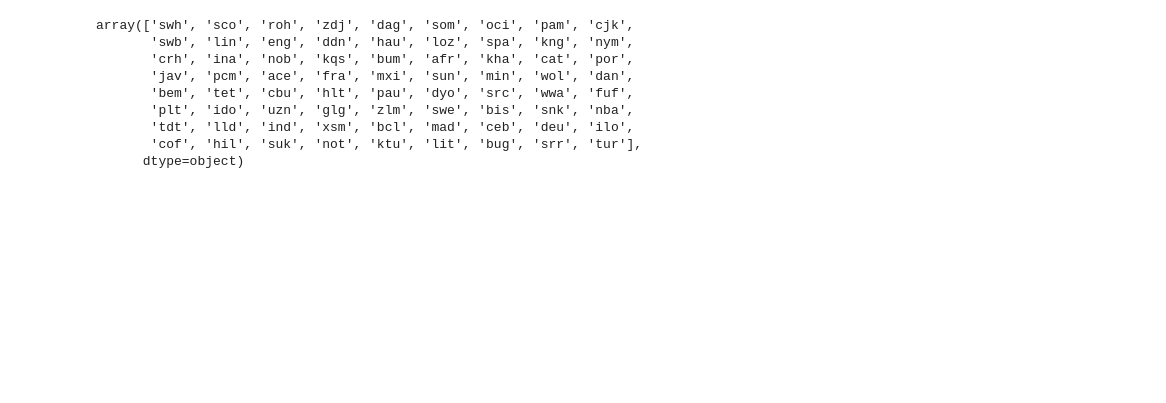
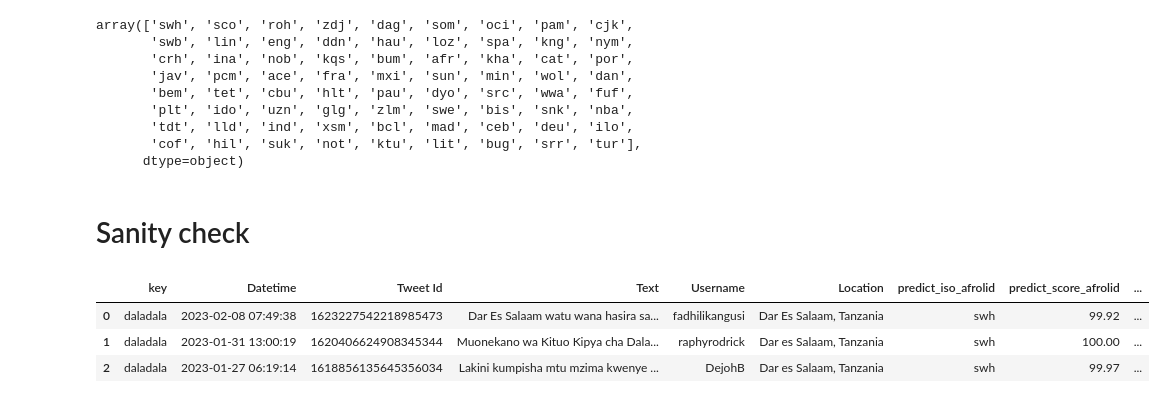
Before and after one commit to code-with-roz/Commuter_sentiment_analysis, a Jupyter notebook: Code/Copy_of_Integrate_afrolid_with_your_code.ipynb, the cells around one changed output. Saved outputs shown, nothing was run; the diff lists cells and outputs as text; code cells hidden in the pictures; blank space fills up the shorter version.

Commit message:
LID sanity check

```diff
--- a/Code/Copy_of_Integrate_afrolid_with_your_code.ipynb
+++ b/Code/Copy_of_Integrate_afrolid_with_your_code.ipynb
@@ -284,3 +267,12 @@ array(['swh', 'sco', 'roh', 'zdj', 'dag', 'som', 'oci', 'pam', 'cjk',
        'tdt', 'lld', 'ind', 'xsm', 'bcl', 'mad', 'ceb', 'deu', 'ilo',
        'cof', 'hil', 'suk', 'not', 'ktu', 'lit', 'bug', 'srr', 'tur'],
       dtype=object)
+# %% [markdown]
+# Sanity check
+# %%
+df.head(3)
+# %% [output]
+|  | key | Datetime | Tweet Id | Text | Username | Location | predict_iso_afrolid | predict_score_afrolid | ... |
+| 0 | daladala | 2023-02-08 07:49:38 | 1623227542218985473 | Dar Es Salaam watu wana hasira sa... | fadhilikangusi | Dar Es Salaam, Tanzania | swh | 99.92 | ... |
+| 1 | daladala | 2023-01-31 13:00:19 | 1620406624908345344 | Muonekano wa Kituo Kipya cha Dala... | raphyrodrick | Dar es Salaam, Tanzania | swh | 100.00 | ... |
+| 2 | daladala | 2023-01-27 06:19:14 | 1618856135645356034 | Lakini kumpisha mtu mzima kwenye ... | DejohB | Dar es Salaam, Tanzania | swh | 99.97 | ... |
```
Also changed, not shown: parts of 15 cells of this notebook.
